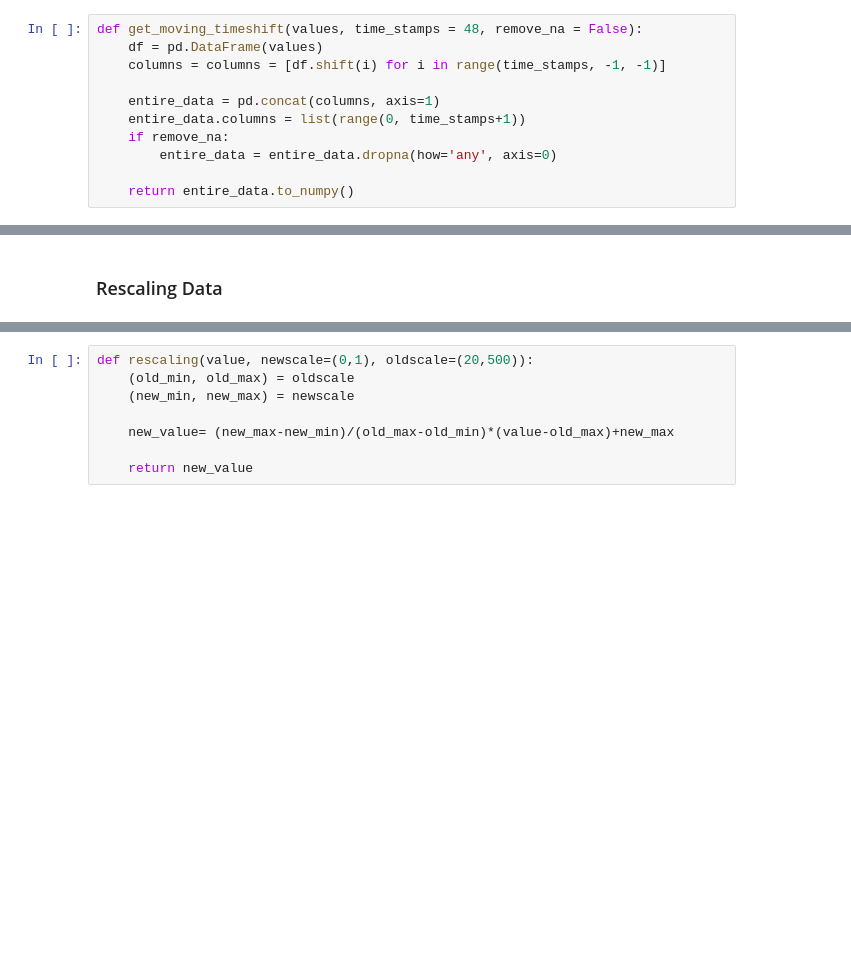
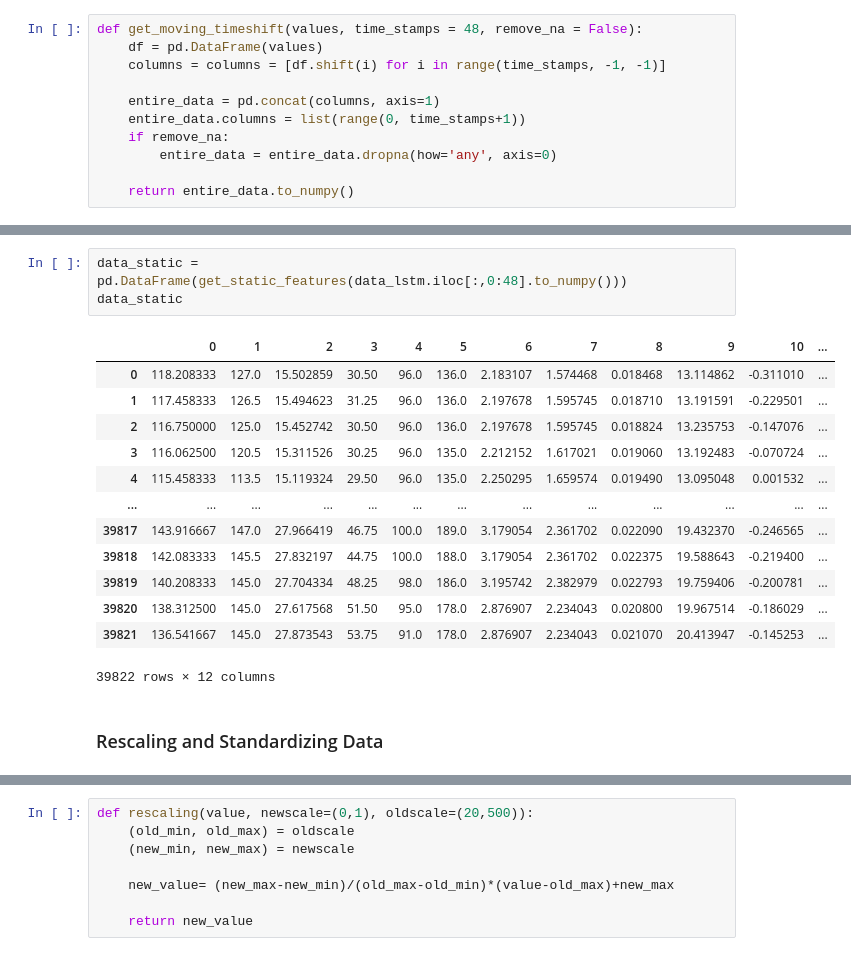
Before and after one commit to yashvakil/continuous-glucose-monitoring, a Jupyter notebook: PreProcessing.ipynb, the cells around one changed output, grey strips where cells are left out. Saved outputs shown, nothing was run; the diff lists cells and outputs as text; blank space fills up the shorter version.

```diff
--- a/PreProcessing.ipynb
+++ b/PreProcessing.ipynb
@@ -130,4 +151,21 @@ data
+# %%
+data_static = pd.DataFrame(get_static_features(data_lstm.iloc[:,0:48].to_numpy()))
+data_static
+# %% [output]
+|  | 0 | 1 | 2 | 3 | 4 | 5 | 6 | 7 | 8 | 9 | 10 | ... |
+| 0 | 118.208333 | 127.0 | 15.502859 | 30.50 | 96.0 | 136.0 | 2.183107 | 1.574468 | 0.018468 | 13.114862 | -0.311010 | ... |
+| 1 | 117.458333 | 126.5 | 15.494623 | 31.25 | 96.0 | 136.0 | 2.197678 | 1.595745 | 0.018710 | 13.191591 | -0.229501 | ... |
+| 2 | 116.750000 | 125.0 | 15.452742 | 30.50 | 96.0 | 136.0 | 2.197678 | 1.595745 | 0.018824 | 13.235753 | -0.147076 | ... |
+| 3 | 116.062500 | 120.5 | 15.311526 | 30.25 | 96.0 | 135.0 | 2.212152 | 1.617021 | 0.019060 | 13.192483 | -0.070724 | ... |
+| 4 | 115.458333 | 113.5 | 15.119324 | 29.50 | 96.0 | 135.0 | 2.250295 | 1.659574 | 0.019490 | 13.095048 | 0.001532 | ... |
+| ... | ... | ... | ... | ... | ... | ... | ... | ... | ... | ... | ... | ... |
+| 39817 | 143.916667 | 147.0 | 27.966419 | 46.75 | 100.0 | 189.0 | 3.179054 | 2.361702 | 0.022090 | 19.432370 | -0.246565 | ... |
+| 39818 | 142.083333 | 145.5 | 27.832197 | 44.75 | 100.0 | 188.0 | 3.179054 | 2.361702 | 0.022375 | 19.588643 | -0.219400 | ... |
+| 39819 | 140.208333 | 145.0 | 27.704334 | 48.25 | 98.0 | 186.0 | 3.195742 | 2.382979 | 0.022793 | 19.759406 | -0.200781 | ... |
+| 39820 | 138.312500 | 145.0 | 27.617568 | 51.50 | 95.0 | 178.0 | 2.876907 | 2.234043 | 0.020800 | 19.967514 | -0.186029 | ... |
+| 39821 | 136.541667 | 145.0 | 27.873543 | 53.75 | 91.0 | 178.0 | 2.876907 | 2.234043 | 0.021070 | 20.413947 | -0.145253 | ... |
+39822 rows × 12 columns
 # %% [markdown]
-### Rescaling Data
+### Rescaling and Standardizing Data
 # %%
 print(np.nanmin(cgm_df.to_numpy(), axis=0), np.nanmax(cgm_df.to_numpy(), axis=0))
```
Also changed, not shown: parts of 15 cells of this notebook, 10 other files.
